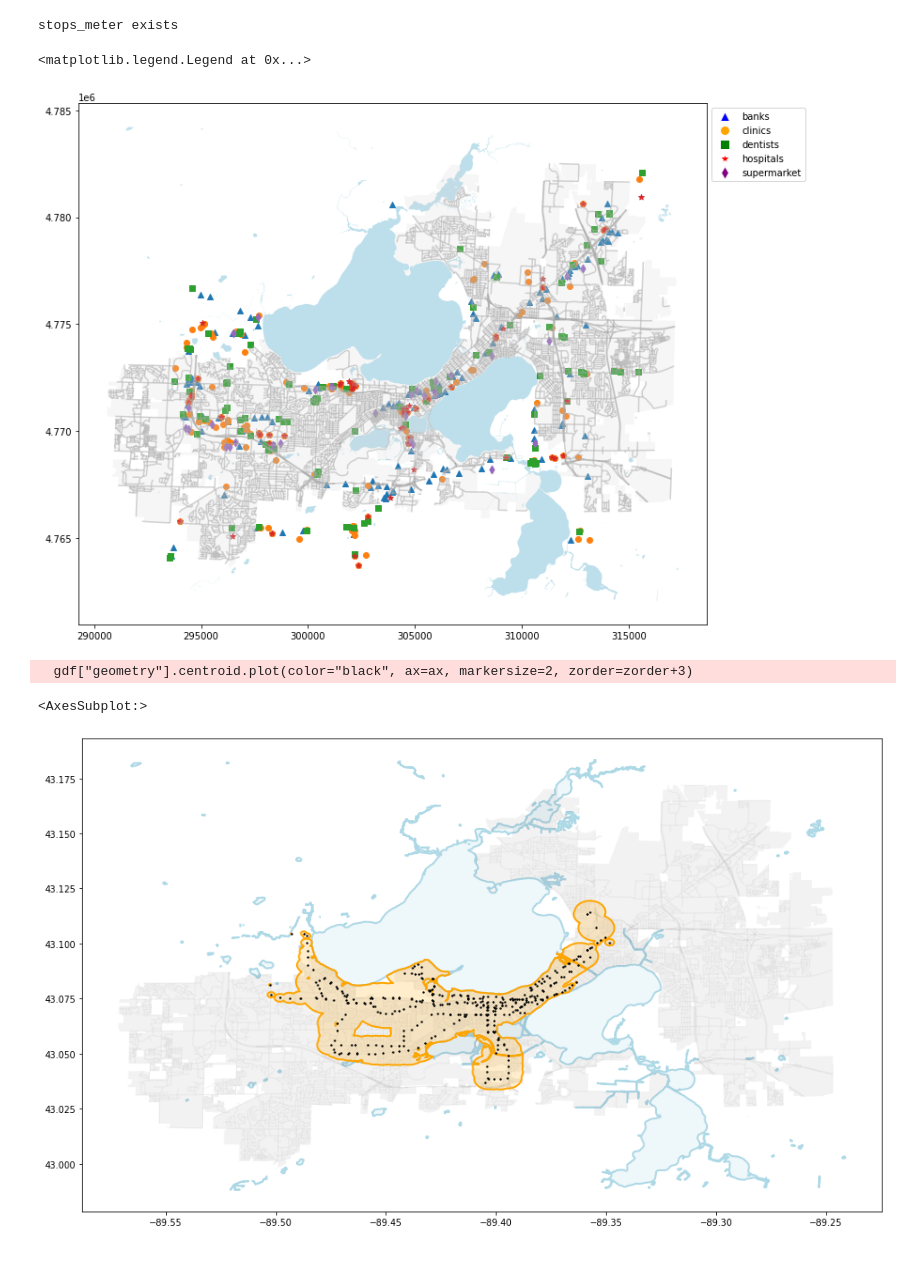
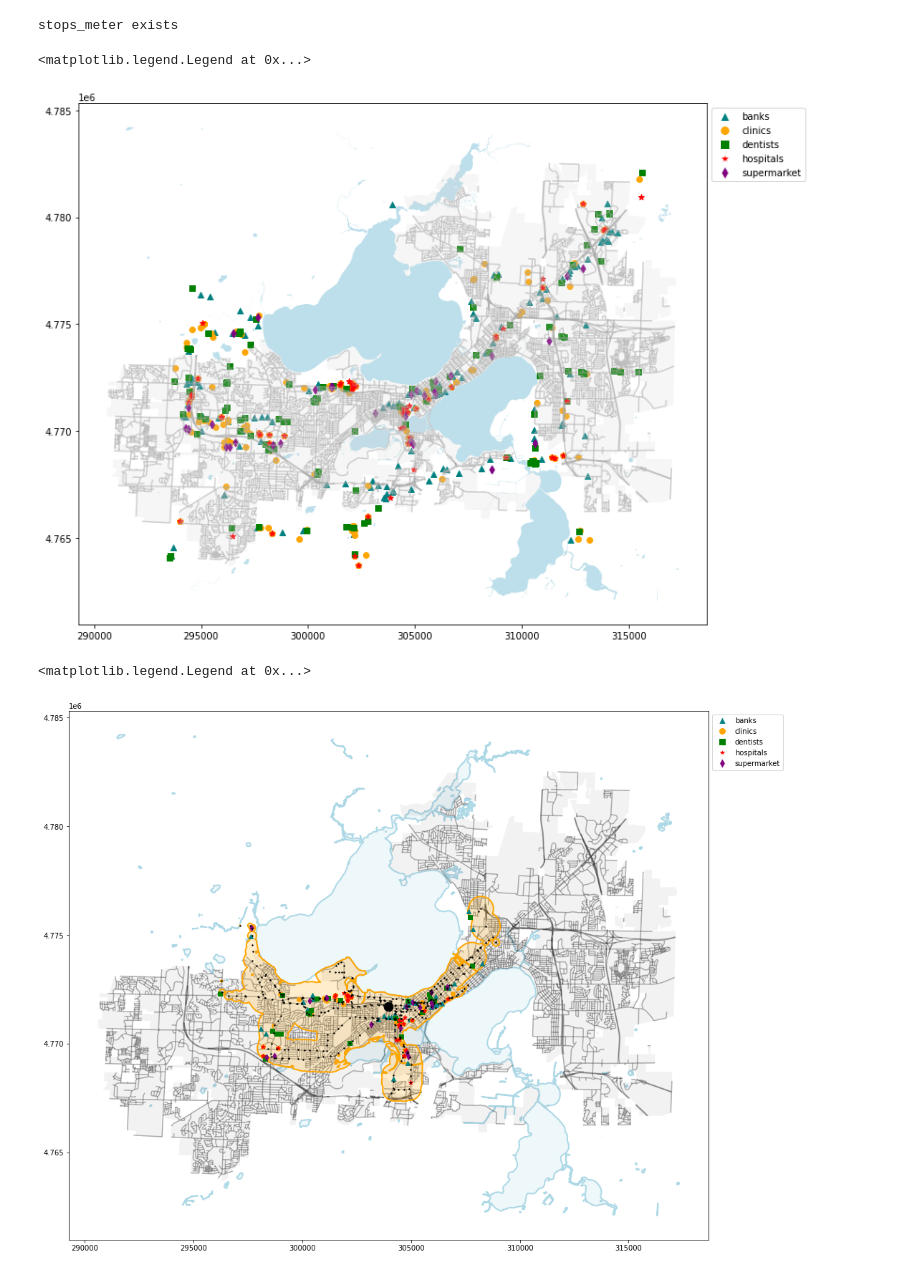
Before and after one commit to wisc-bus/simulator, a Jupyter notebook: notebooks/visualization.ipynb, the cells around one changed output. Cells and saved outputs as stored; diff of their text form; code cells hidden in the pictures.

```diff
--- a/notebooks/visualization.ipynb
+++ b/notebooks/visualization.ipynb
@@ -170,76 +117,87 @@ hospitals = gpd.GeoDataFrame(
     hospitals['service'], geometry=gpd.points_from_xy(hospitals.stop_x, hospitals.stop_y), crs="EPSG:"+str(epsg))
 supermarket = gpd.GeoDataFrame(
     supermarket['service'], geometry=gpd.points_from_xy(supermarket.stop_x, supermarket.stop_y), crs="EPSG:"+str(epsg))
-banks.plot(ax=ax, marker='^')
-clinics.plot(ax=ax, marker='o')
-dentists.plot(ax=ax, marker='s')
-hospitals.plot(ax=ax, marker='*')
-r = supermarket.plot(ax=ax, marker='d')
+banks.plot(ax=ax, color='teal', marker='^')
+clinics.plot(ax=ax, color='orange', marker='o')
+dentists.plot(ax=ax, color='green', marker='s')
+hospitals.plot(ax=ax, color='red', marker='*')
+supermarket.plot(ax=ax, color='purple', marker='d')
 
 lineslist = []
-lineslist.append(lines.Line2D([],[],color="white", markerfacecolor = "blue", marker = "^", markersize=10, label = "banks"))
+lineslist.append(lines.Line2D([],[],color="white", markerfacecolor = "teal", marker = "^", markersize=10, label = "banks"))
 lineslist.append(lines.Line2D([],[],color="white", markerfacecolor = "orange", marker = "o", markersize=10, label = "clinics"))
 lineslist.append(lines.Line2D([],[],color="white", markerfacecolor = "green", marker = "s", markersize=10, label = "dentists"))
 lineslist.append(lines.Line2D([],[],color="white", markerfacecolor = "red", marker = "*", markersize=10, label = "hospitals"))
 lineslist.append(lines.Line2D([],[],color="white", markerfacecolor = "purple", marker = "d", markersize=10, label = "supermarket"))
-r.legend(handles = lineslist, bbox_to_anchor=(1.00, 1.00), loc="upper left",prop={"size": 10})
+ax.legend(handles = lineslist, bbox_to_anchor=(1.00, 1.00), loc="upper left",prop={"size": 10})
 # %% [output]
 <matplotlib.legend.Legend at 0x...>
-[figure, old version]
+[figure, new version]
 # %%
+city = gpd.read_file(os.path.join(background_path, "madison-meter-shp")).to_crs(epsg)
+lakes = gpd.read_file(os.path.join(background_path, "water-meter-shp")).to_crs(epsg)
+street = gpd.read_file(os.path.join(background_path, "street-meter-shp")).to_crs(epsg)
 ax = lakes.boundary.plot(color="lightblue", zorder=1, linewidth=2, figsize=(16, 16))
 lakes.plot(color="lightblue", ax=ax, alpha=0.2, zorder=1)
 city.plot(color="black", alpha=0.05, ax=ax, zorder=2)
-street.plot(color="black", alpha=0.03, ax=ax, zorder=3)
+street.plot(color="black", alpha=0.3, ax=ax, zorder=3)
 
 leg_lines = []
 leg_text = []
 
 colors = ["orange", "blue", "green", "yellow"]
 
 zorder = 4
 
 bubbles = []
 addr = '330 N Orchard St'
 
-zorder += 10
 location = geocode(addr)
 lat, lon = (location.latitude, location.longitude)
 
 gdf = busSim.get_gdf(start_point=(lat, lon)) # draw bubble
-gdf = gdf.to_crs(epsg=4326)
+gdf = gdf.to_crs(epsg=epsg)
 
 color = colors[0 % len(colors)]
 bubble = flatten(gdf.difference(lakes.unary_union)) # the difference between bubble and lakes = bubble - lakes
 bubble["color"] = color
 bubble.boundary.plot(color=color, ax=ax, linewidth=2, zorder=zorder+2)
 # Round-trip the data through a flat projection, ideally one which preserves area, such as Equal Area Cylindrical ('+proj=cea')
-gdf["geometry"].centroid.plot(color="black", ax=ax, markersize=2, zorder=zorder+3)
-# start = gpd.GeoSeries([Point(lon, lat)], crs=4326)
-# start = start.to_crs(epsg)
-# start.plot(ax = ax, marker='o', color="black", markersize=160, zorder=100) # draw start point
-
-
-# leg_lines.append(lines.Line2D([0], [0], color=color, lw=4)) # legend line image
-# leg_text.append(addr)
+gdf["geometry"].centroid.plot(color="black", ax=ax, markersize=2, zorder=zorder+4)
+start = gpd.GeoSeries([Point(lon, lat)], crs=4326)
+start = start.to_crs(epsg)
+start.plot(ax = ax, marker='o', color="black", markersize=160, zorder=100) # draw start point
 
 df = bubble
 df.plot(alpha=0.2, ax=ax, color=df["color"], zorder=zorder)
 
-# bubble = bubble['geometry']
-# # bubble.crs = "EPSG:"+str(epsg)
-# a = banks.unary_union
-# a = a.intersection(bubble[0])
-# a = gpd.GeoSeries(a, crs=epsg)
-# a.plot(ax=ax)
-# bubble.plot(ax=ax)
+bubble = bubble.loc[0, 'geometry']
+banks_limit = banks.intersection(bubble)
+banks_limit = gpd.GeoSeries(banks_limit, crs=epsg)
+banks_limit.plot(ax=ax, color='teal', marker='^', zorder=zorder+3)
 
+clinics_limit = clinics.intersection(bubble)
+clinics_limit = gpd.GeoSeries(clinics_limit, crs=epsg)
+clinics_limit.plot(ax=ax, color='orange', marker='o', zorder=zorder+3)
+
+dentists_limit = dentists.intersection(bubble)
+dentists_limit = gpd.GeoSeries(dentists_limit, crs=epsg)
+dentists_limit.plot(ax=ax, color='green', marker='s', zorder=zorder+3)
+
+hospitals_limit = hospitals.intersection(bubble)
+hospitals_limit = gpd.GeoSeries(hospitals_limit, crs=epsg)
+hospitals_limit.plot(ax=ax, color='red', marker='*', zorder=zorder+3)
+
+supermarket_limit = supermarket.intersection(bubble)
+supermarket_limit = gpd.GeoSeries(supermarket_limit, crs=epsg)
+supermarket_limit.plot(ax=ax, color='purple', marker='d', zorder=zorder+3)
+
+ax.legend(handles = lineslist, bbox_to_anchor=(1.00, 1.00), loc="upper left",prop={"size": 10})
 # leg = ax.legend(leg_lines, leg_text, prop={"size": 18}, loc="upper left")
 # leg.get_frame().set_facecolor("white")
 # leg.get_frame().set_edgecolor("white")
 
 # ax.set_axis_off() # set axis off
 # %% [output]
-  gdf["geometry"].centroid.plot(color="black", ax=ax, markersize=2, zorder=zorder+3)
+<matplotlib.legend.Legend at 0x...>
-<AxesSubplot:>
-[figure, old version]
+[figure, new version]
```
Also changed, not shown: parts of 2 cells of this notebook.
